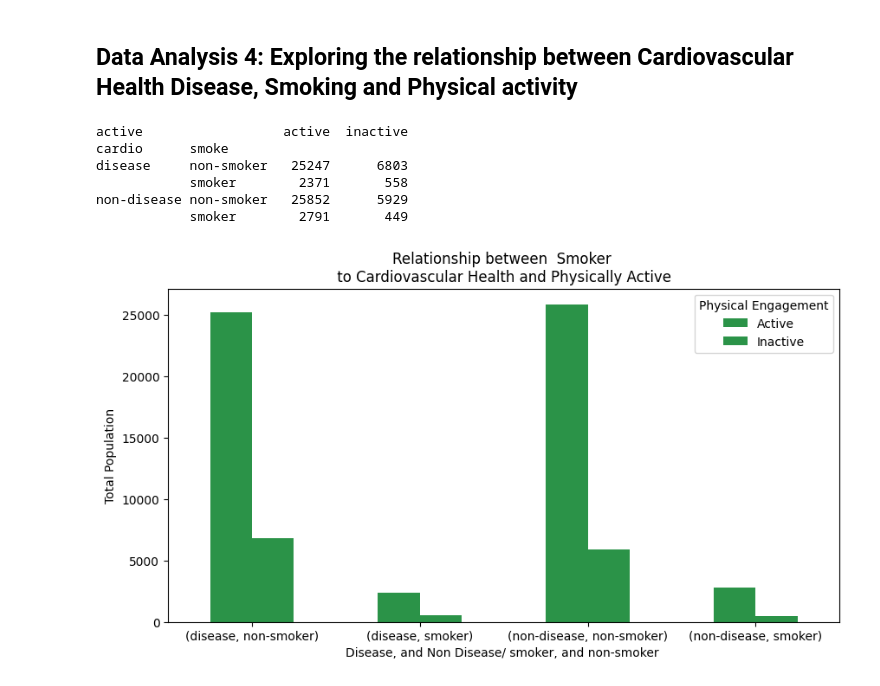
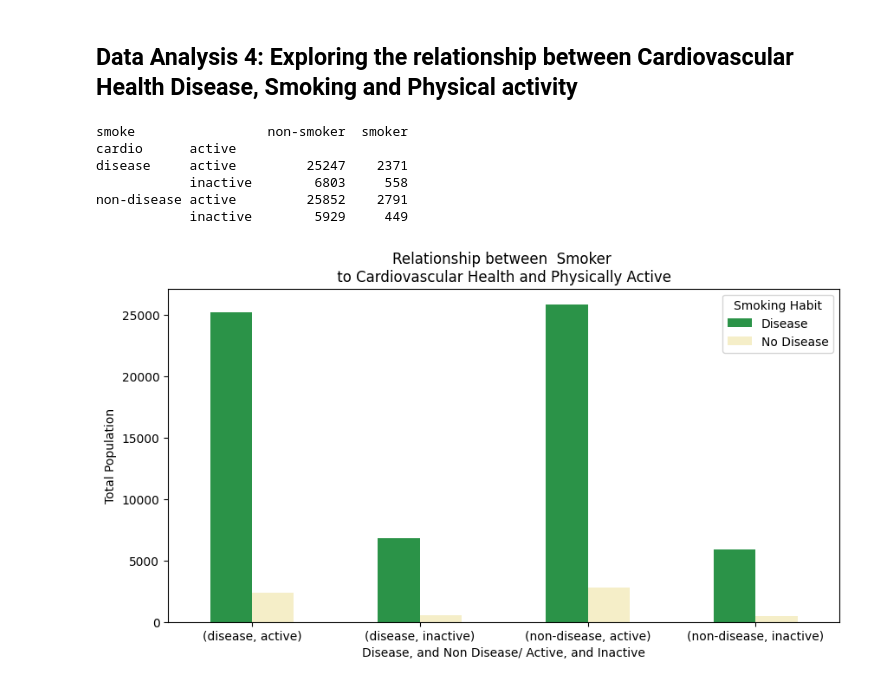
Before and after one commit to zniero1324/Programming-Assignment-2-Cardiovascular-Examination, a Jupyter notebook: BusinessReport.ipynb, the cells around one changed output. Drawn from its saved outputs; the diff is of its cells as text; code cells hidden in the pictures.

```diff
--- a/BusinessReport.ipynb
+++ b/BusinessReport.ipynb
@@ -322,7 +315,7 @@ else:
   print(chol_cd_mean)
 
   #Visualize the data by using a bar chart
-  chol_cd_mean.plot(kind="barh", color=['#e2e4e6', '#9d87bf', '#faeccc'], rot=0, figsize=(7,5))
+  chol_cd_mean.plot(kind="hist", color=['#e2e4e6', '#9d87bf', '#faeccc'], rot=0, figsize=(7,5))
 
   plt.ylabel(f"Cardiovascular medical examination result")
   plt.xlabel(f"Average Body Mass Index (kg/m2)")
@@ -349,7 +342,7 @@ A person with a disease, and has a well above Normal cholesterol has a slightly
 # %%
 from IPython.core.excolors import ColorScheme
 # @title **Analysis of the distribution of medical examination based on their Cardiovascular Health,  Smoking habit, and Physical Activities.**
-categories = "active" # @param ["cardio", "active", "smoke"]
+categories = "smoke" # @param ["cardio", "active", "smoke"]
 x = ['cardio', 'active', 'smoke']
 import sqlite3
 import pandas as pd
@@ -364,7 +357,7 @@ cursor.execute(sql)
 result = cursor.fetchall()
 data_frame = pd.read_sql_query(sql, connection)
 
-color = ['#2b9348', '#2b9348', '#d4d700']
+color = ['#2b9348', '#F5EEC8', '#d4d700']
 
 #Retreive the important columns in our data.
 dataframe_filter = data_frame[['cardio','active', 'smoke']]
@@ -389,7 +382,7 @@ if categories == 'cardio':
   print(cardio_physical_smoker)
 
   #Visualize the data by using a bar chart
-  cardio_physical_smoker.plot.bar(color, rot=0, figsize=(10,5))
+  cardio_physical_smoker.plot.bar(color=[color[0], color[1], color[2]], rot=0, figsize=(10,5))
 
   plt.xlabel("Smoker and Non-smoker/ Active and Inactive")
   plt.ylabel(f"Total Population")
@@ -409,41 +402,41 @@ elif categories == 'smoke':
   print(cardio_physical_smoker)
 
   #Visualize the data by using a bar chart
-  cardio_physical_smoker.plot.bar(color, rot=0, figsize=(10,5))
+  cardio_physical_smoker.plot.bar(color=[color[0], color[1], color[2]], rot=0, figsize=(10,5))
 
   plt.xlabel("Disease, and Non Disease/ Active, and Inactive")
   plt.ylabel(f"Total Population")
   plt.legend(title='Smoking Habit', loc='upper right', labels=['Disease', 'No Disease'])
   plt.title(f"Relationship between  Smoker \n to Cardiovascular Health and Physically Active ")
 
 else:
   # Group the data by active, cardio and smoke.
   grouped_data = dataframe_filter.groupby(['cardio', 'smoke','active'])
 
   # Calculate the total population for physical engagement.
   cardio_physical_smoker = grouped_data.size()
 
   # Reshape the result to have cadio as column name, and row name
   cardio_physical_smoker = cardio_physical_smoker.unstack()
 
   print(cardio_physical_smoker)
 
   #Visualize the data by using a bar chart.
   cardio_physical_smoker.plot.bar(color=[color[0], color[1], color[2]], rot=0, figsize=(10,5))
 
   plt.xlabel("Disease, and Non Disease/ smoker, and non-smoker ")
   plt.ylabel(f"Total Population")
   plt.legend(title='Physical Engagement', loc='upper right', labels=['Active', 'Inactive'])
   plt.title(f"Relationship between  Smoker \n to Cardiovascular Health and Physically Active ")
 
 
 #Display plot
 plt.show()
 # %% [output]
-active                  active  inactive
-cardio      smoke
-disease     non-smoker   25247      6803
-            smoker        2371       558
-non-disease non-smoker   25852      5929
-            smoker        2791       449
+smoke                 non-smoker  smoker
+cardio      active
+disease     active         25247    2371
+            inactive        6803     558
+non-disease active         25852    2791
+            inactive        5929     449
-[figure, old version]
+[figure, new version]
```
Also changed, not shown: parts of 4 cells of this notebook.
